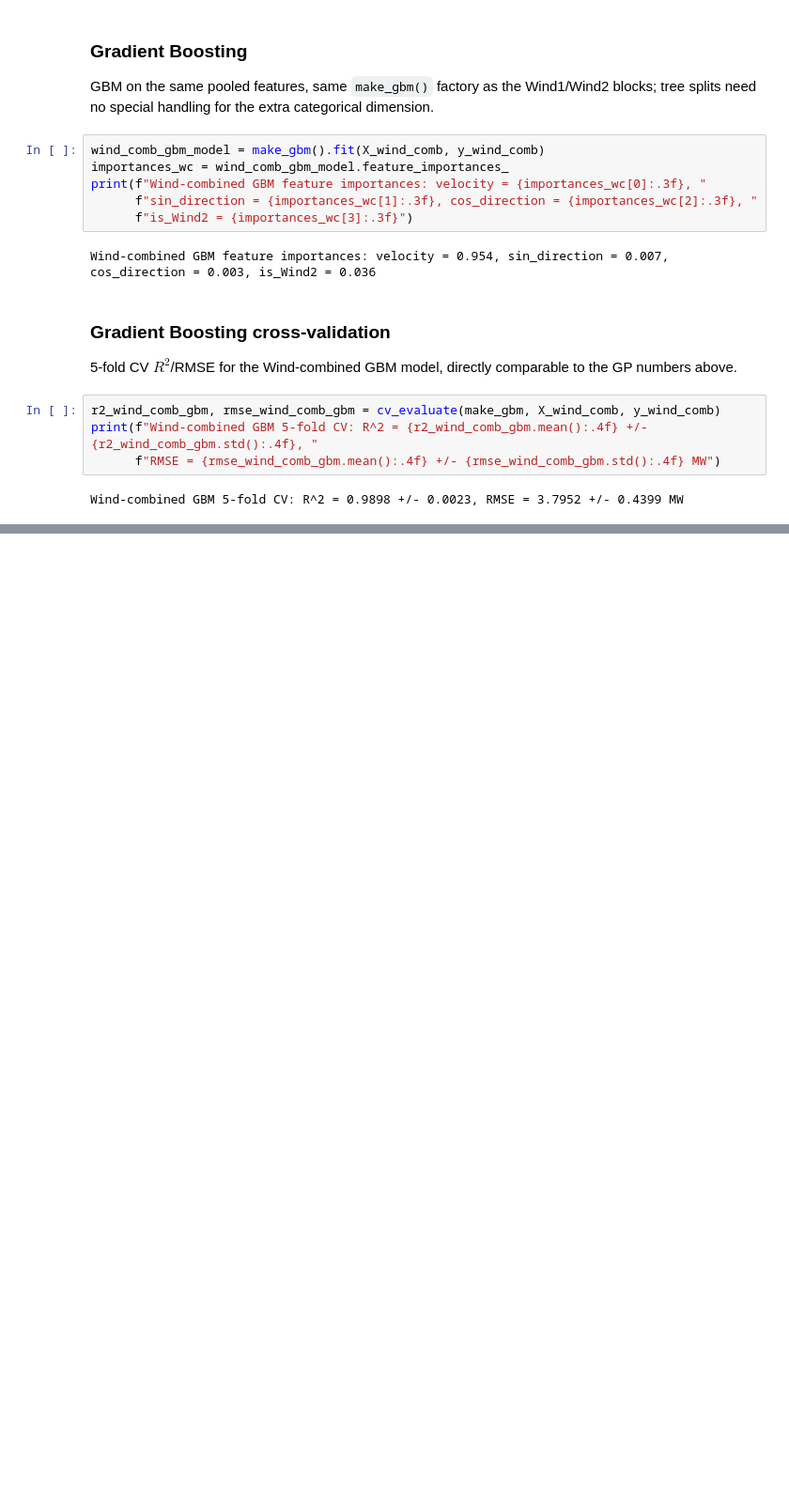
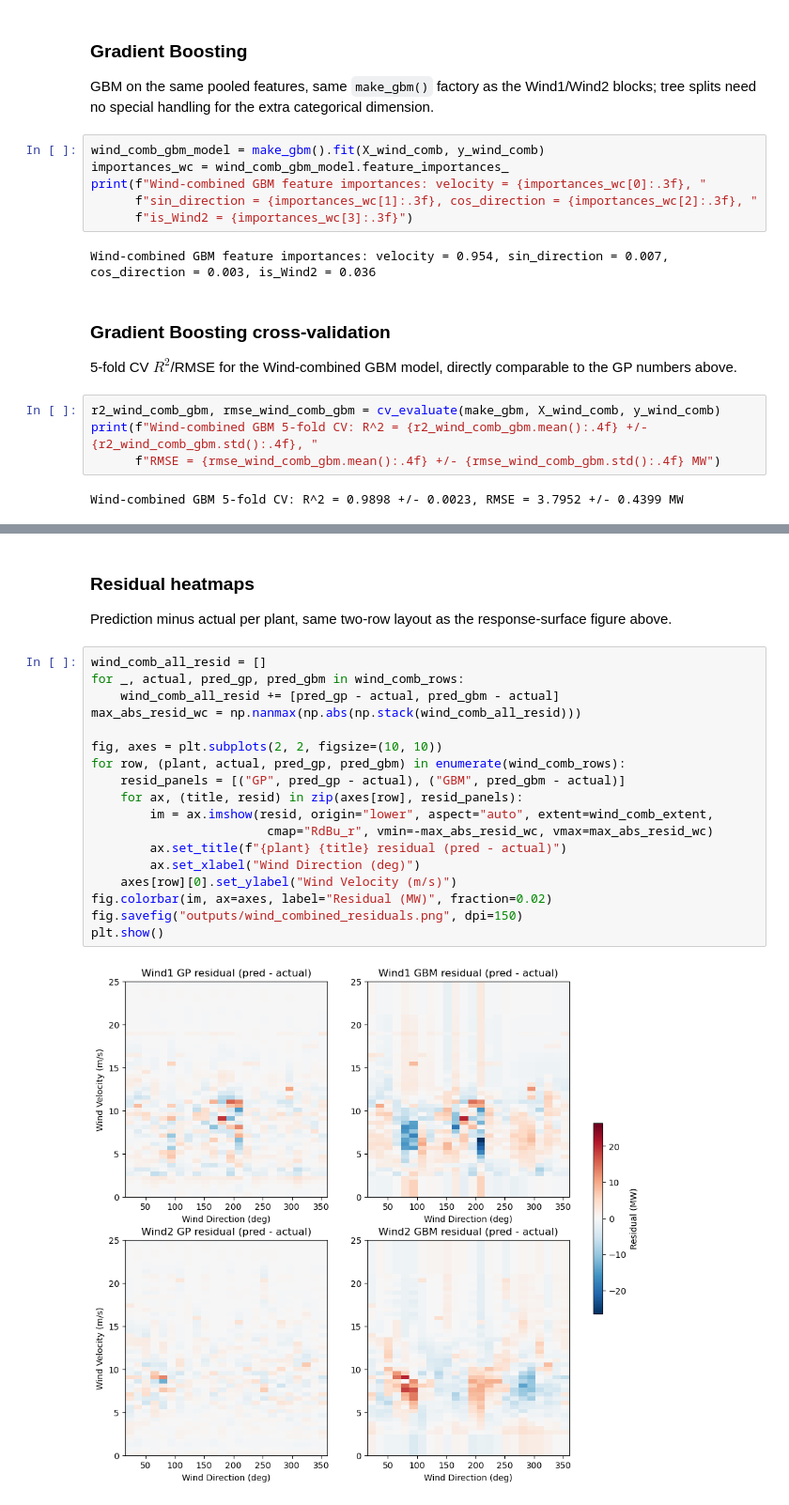
Before and after one commit to ErickChauke/power-curve-modeling-pv-wind, a Jupyter notebook: notebook.ipynb, the cells around one changed output, grey strips where cells are left out. Shown at 94% size. Saved outputs shown, nothing was run; the diff lists cells and outputs as text; blank space fills up the shorter version.

```diff
--- a/notebook.ipynb
+++ b/notebook.ipynb
@@ -1626,0 +1673,24 @@ Wind-combined GBM 5-fold CV: R^2 = 0.9898 +/- 0.0023, RMSE = 3.7952 +/- 0.4399 M
+# %% [markdown]
+### Residual heatmaps
+
+Prediction minus actual per plant, same two-row layout as the response-surface figure above.
+# %%
+wind_comb_all_resid = []
+for _, actual, pred_gp, pred_gbm in wind_comb_rows:
+    wind_comb_all_resid += [pred_gp - actual, pred_gbm - actual]
+max_abs_resid_wc = np.nanmax(np.abs(np.stack(wind_comb_all_resid)))
+
+fig, axes = plt.subplots(2, 2, figsize=(10, 10))
+for row, (plant, actual, pred_gp, pred_gbm) in enumerate(wind_comb_rows):
+    resid_panels = [("GP", pred_gp - actual), ("GBM", pred_gbm - actual)]
+    for ax, (title, resid) in zip(axes[row], resid_panels):
+        im = ax.imshow(resid, origin="lower", aspect="auto", extent=wind_comb_extent,
+                        cmap="RdBu_r", vmin=-max_abs_resid_wc, vmax=max_abs_resid_wc)
+        ax.set_title(f"{plant} {title} residual (pred - actual)")
+        ax.set_xlabel("Wind Direction (deg)")
+    axes[row][0].set_ylabel("Wind Velocity (m/s)")
+fig.colorbar(im, ax=axes, label="Residual (MW)", fraction=0.02)
+fig.savefig("outputs/wind_combined_residuals.png", dpi=150)
+plt.show()
+# %% [output]
+[figure, added]
```
Also changed, not shown: parts of 5 cells of this notebook, 2 other files.
